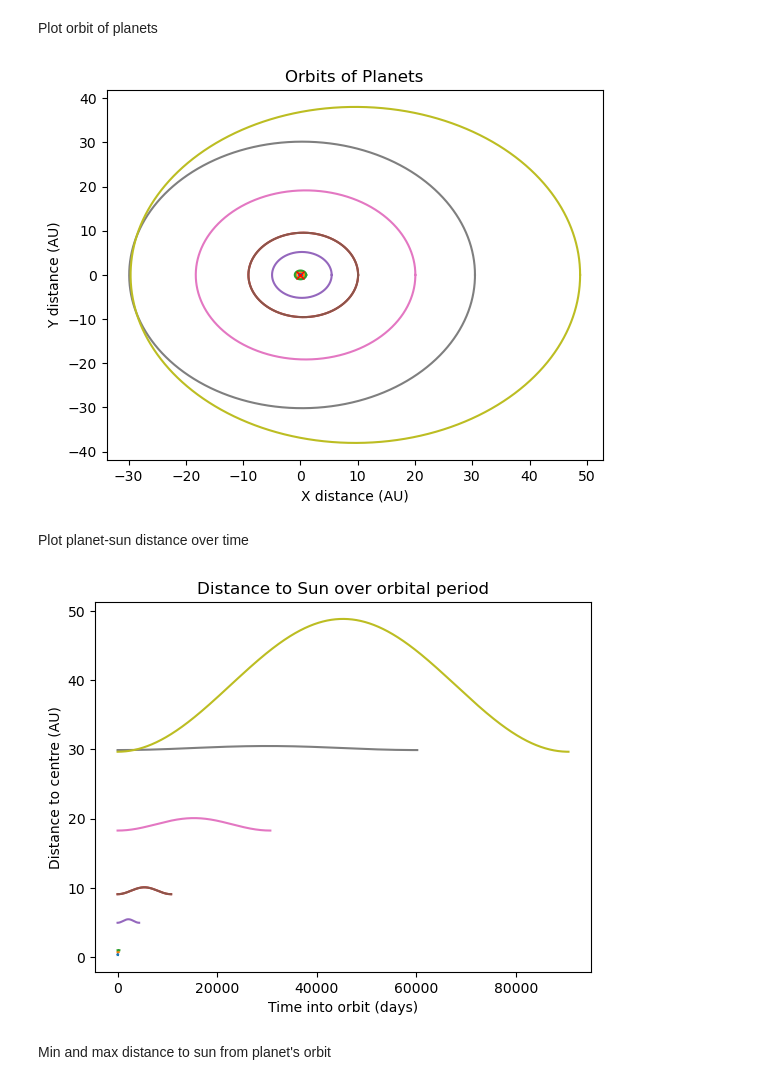
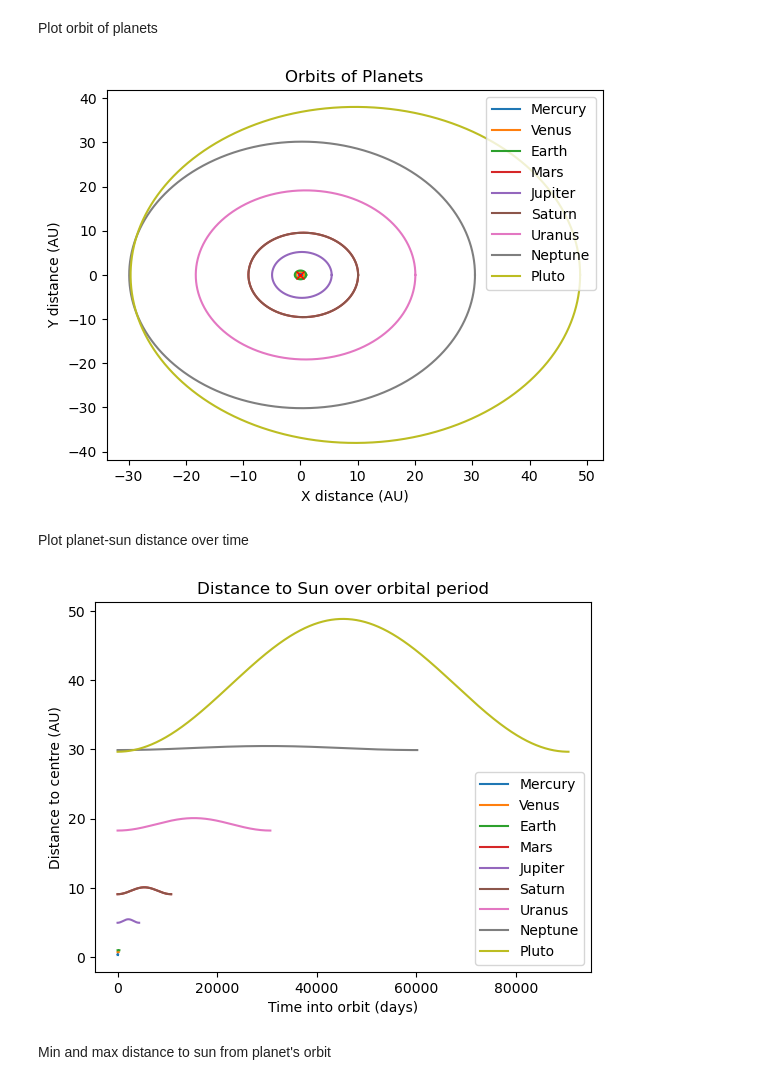
Before and after one commit to neil-power/music_of_the_spheres, a Jupyter notebook: group project.ipynb, the cells around one changed output. Drawn from its saved outputs; the diff is of its cells as text; code cells hidden in the pictures.

```diff
--- a/group project.ipynb
+++ b/group project.ipynb
@@ -101,6 +102,7 @@ Neptune = Planet("Neptune",neptune_data)
 Pluto = Planet("Pluto",pluto_data)
 
 Planets = [Mercury, Venus, Earth, Mars, Jupiter, Saturn, Uranus, Neptune, Pluto]
+planet_names = ["Mercury", "Venus", "Earth", "Mars", "Jupiter", "Saturn", "Uranus", "Neptune", "Pluto"]
 # %% [markdown]
 Current distances
 # %%
@@ -121,23 +123,24 @@ Plot orbit of planets
 # %%
 x_total = [] #np.empty((len(Planets)))
 y_total = [] #np.empty((len(Planets)))
 t_total = [] #np.empty((len(Planets)))
 dist_total = [] #np.empty((len(Planets)))
 
 #plt.axes().set_aspect('equal')
 for i,planet in enumerate(Planets):
     x,y = planet.plot_ellipse()
     x_total.append(x)
     y_total.append(y)
     plt.plot(x,y)
 
 plt.plot(0,0,"rx")
 plt.title("Orbits of Planets")
 plt.xlabel("X distance (AU)")
 plt.ylabel("Y distance (AU)")
+plt.legend(planet_names)
 plt.show()
 # %% [output]
-[figure, old version]
+[figure, new version]
 # %% [markdown]
 Plot planet-sun distance over time
 # %%
@@ -150,9 +153,10 @@ for i,planet in enumerate(Planets):
 plt.title("Distance to Sun over orbital period")
 plt.xlabel("Time into orbit (days)")
 plt.ylabel("Distance to centre (AU)")
+plt.legend(planet_names)
 plt.show()
 # %% [output]
-[figure, old version]
+[figure, new version]
 # %% [markdown]
 Min and max distance to sun from planet's orbit
 # %%
```
Also changed, not shown: parts of 13 cells of this notebook.
